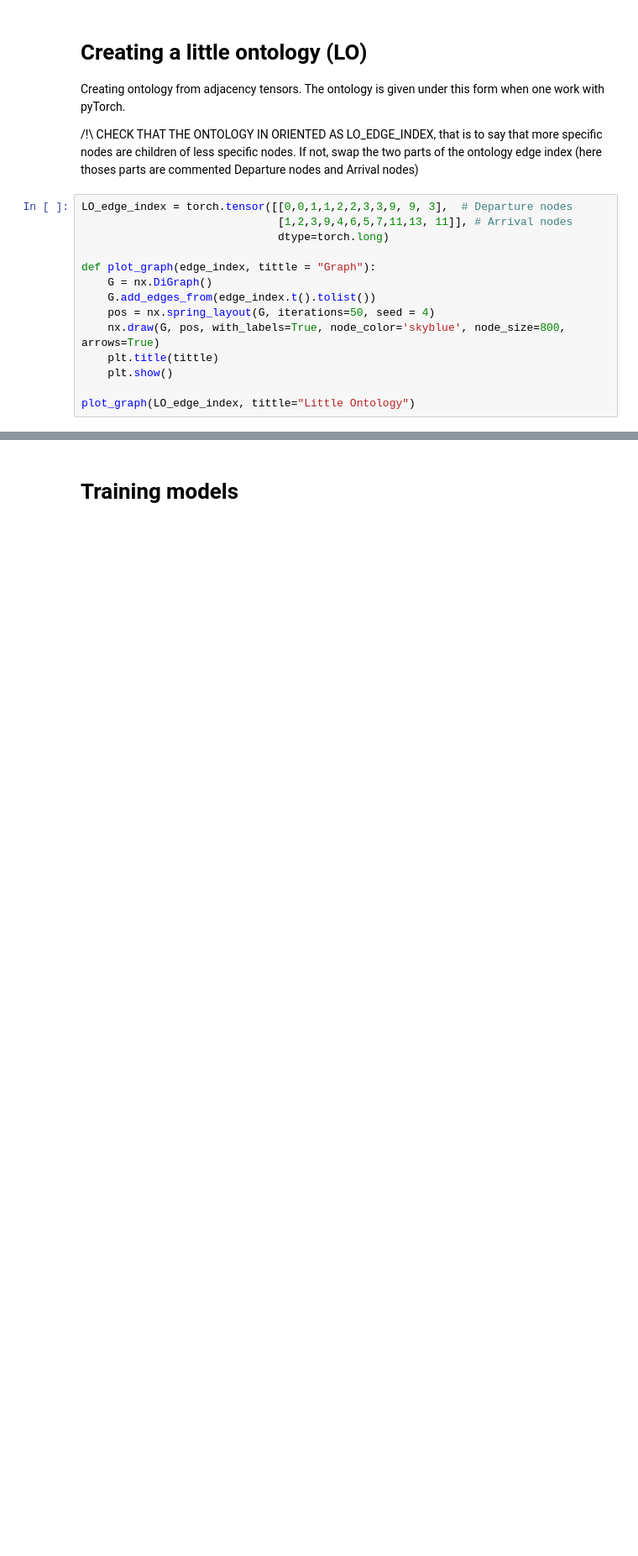
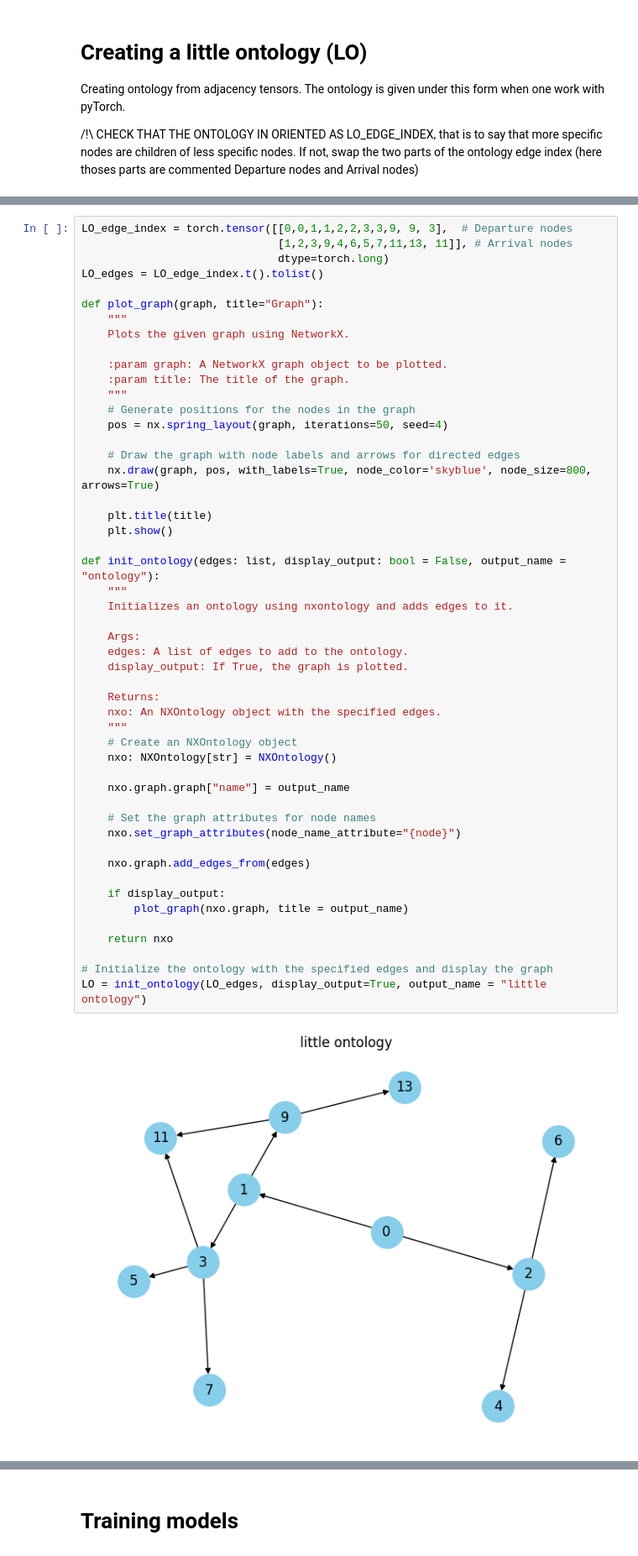
Before and after one commit to ElliotButz/ESL2024, a Jupyter notebook: code/evaluate_ontology_understanding.ipynb, the cells around one changed output, grey strips where cells are left out. Shown at 84% size. Drawn from its saved outputs; the diff is of its cells as text; blank space fills up the shorter version.

```diff
--- a/code/evaluate_ontology_understanding.ipynb
+++ b/code/evaluate_ontology_understanding.ipynb
@@ -40,17 +45,3 @@ import numpy as np
 Creating ontology from adjacency tensors. The ontology is given under this form when one work with pyTorch.
 
 /!\ CHECK THAT THE ONTOLOGY IN ORIENTED AS LO_EDGE_INDEX, that is to say that more specific nodes are children of less specific nodes. If not, swap the two parts of the ontology edge index (here thoses parts are commented Departure nodes and Arrival nodes)
-# %%
-LO_edge_index = torch.tensor([[0,0,1,1,2,2,3,3,9, 9, 3],  # Departure nodes
-                              [1,2,3,9,4,6,5,7,11,13, 11]], # Arrival nodes
-                              dtype=torch.long)
-
-def plot_graph(edge_index, tittle = "Graph"):
-    G = nx.DiGraph()
-    G.add_edges_from(edge_index.t().tolist())
-    pos = nx.spring_layout(G, iterations=50, seed = 4)
-    nx.draw(G, pos, with_labels=True, node_color='skyblue', node_size=800, arrows=True)
-    plt.title(tittle)
-    plt.show()
-
-plot_graph(LO_edge_index, tittle="Little Ontology")
@@ -58,0 +48,52 @@ plot_graph(LO_edge_index, tittle="Little Ontology")
+# %%
+LO_edge_index = torch.tensor([[0,0,1,1,2,2,3,3,9, 9, 3],  # Departure nodes
+                              [1,2,3,9,4,6,5,7,11,13, 11]], # Arrival nodes
+                              dtype=torch.long)
+LO_edges = LO_edge_index.t().tolist()
+
+def plot_graph(graph, title="Graph"):
+    """
+    Plots the given graph using NetworkX.
+
+    :param graph: A NetworkX graph object to be plotted.
+    :param title: The title of the graph.
+    """
+    # Generate positions for the nodes in the graph
+    pos = nx.spring_layout(graph, iterations=50, seed=4)
+
+    # Draw the graph with node labels and arrows for directed edges
+    nx.draw(graph, pos, with_labels=True, node_color='skyblue', node_size=800, arrows=True)
+
+    plt.title(title)
+    plt.show()
+
+def init_ontology(edges: list, display_output: bool = False, output_name = "ontology"):
+    """
+    Initializes an ontology using nxontology and adds edges to it.
+
+    Args:
+    edges: A list of edges to add to the ontology.
+    display_output: If True, the graph is plotted.
+
+    Returns:
+    nxo: An NXOntology object with the specified edges.
+    """
+    # Create an NXOntology object
+    nxo: NXOntology[str] = NXOntology()
+
+    nxo.graph.graph["name"] = output_name
+
+    # Set the graph attributes for node names
+    nxo.set_graph_attributes(node_name_attribute="{node}")
+
+    nxo.graph.add_edges_from(edges)
+
+    if display_output:
+        plot_graph(nxo.graph, title = output_name)
+
+    return nxo
+
+# Initialize the ontology with the specified edges and display the graph
+LO = init_ontology(LO_edges, display_output=True, output_name = "little ontology")
+# %% [output]
+[figure, added]
```
Also changed, not shown: parts of 13 cells of this notebook.
